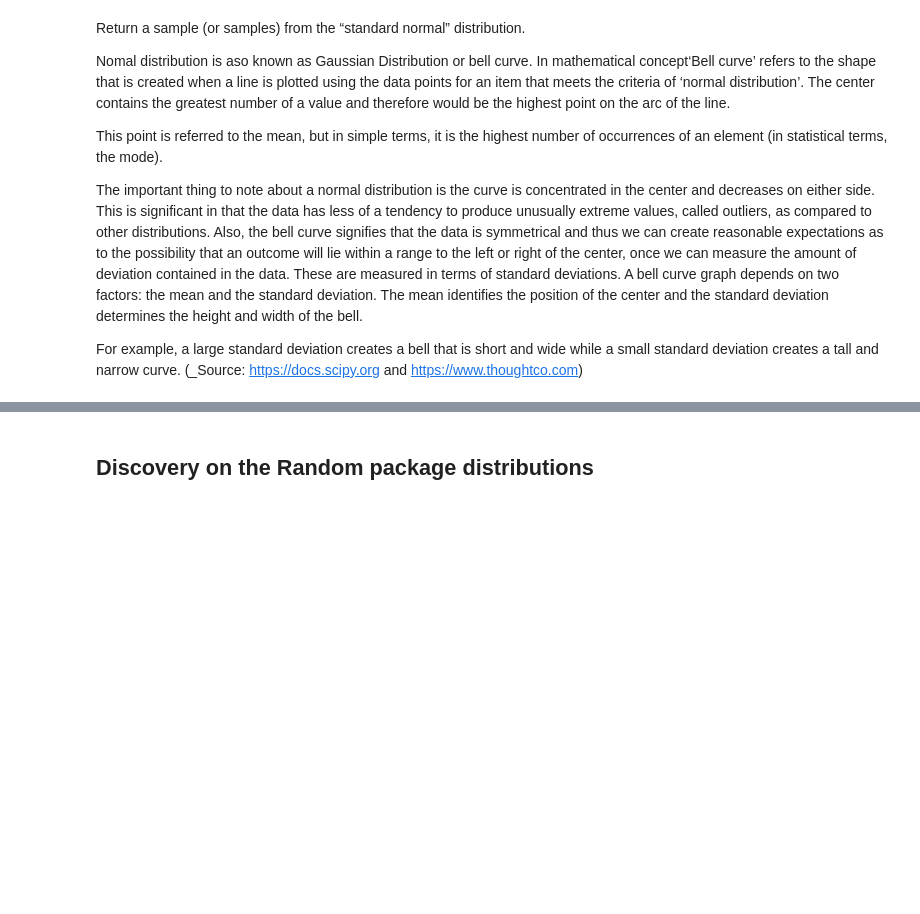
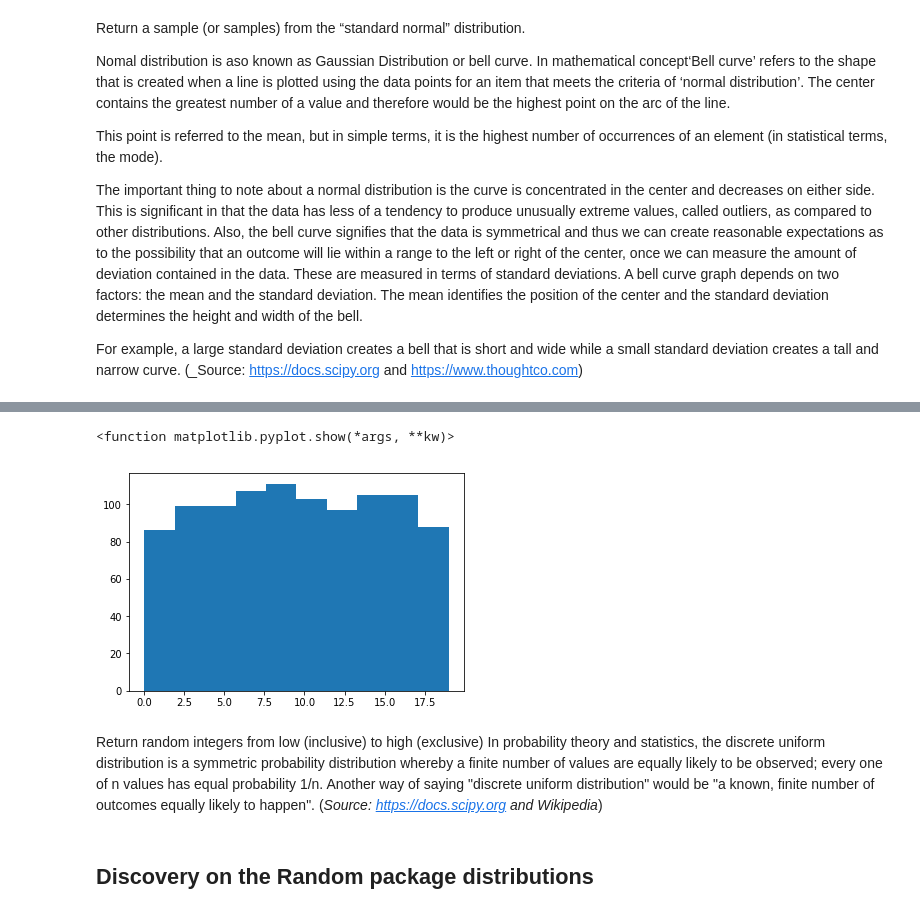
Before and after one commit to Nayade2lu/Numpy_random, a Jupyter notebook: Numpy.random.ipynb, the cells around one changed output, grey strips where cells are left out. Drawn from its saved outputs; the diff is of its cells as text; code cells hidden in the pictures; blank space fills up the shorter version.

Commit message:
use and explanation numpy.random.randint

```diff
--- a/Numpy.random.ipynb
+++ b/Numpy.random.ipynb
@@ -124,0 +150,3 @@ For example, a large standard deviation creates a bell that is short and wide wh
+# %%
+x = np.random.randint (20, size=(1000))
+x
@@ -125,2 +171,15 @@ For example, a large standard deviation creates a bell that is short and wide wh
+# %%
+%matplotlib inline
+
+import matplotlib.pyplot as plt
+
+plt.hist(x)
+plt.show
+# %% [output]
+<function matplotlib.pyplot.show(*args, **kw)>
+[figure, added]
+# %% [markdown]
+Return random integers from low (inclusive) to high (exclusive)
+In probability theory and statistics, the discrete uniform distribution is a symmetric probability distribution whereby a finite number of values are equally likely to be observed; every one of n values has equal probability 1/n. Another way of saying "discrete uniform distribution" would be "a known, finite number of outcomes equally likely to happen". (_Source: https://docs.scipy.org and Wikipedia_)
 # %% [markdown]
 ## Discovery on the Random package distributions
```
Also changed, not shown: parts of 6 cells of this notebook.
